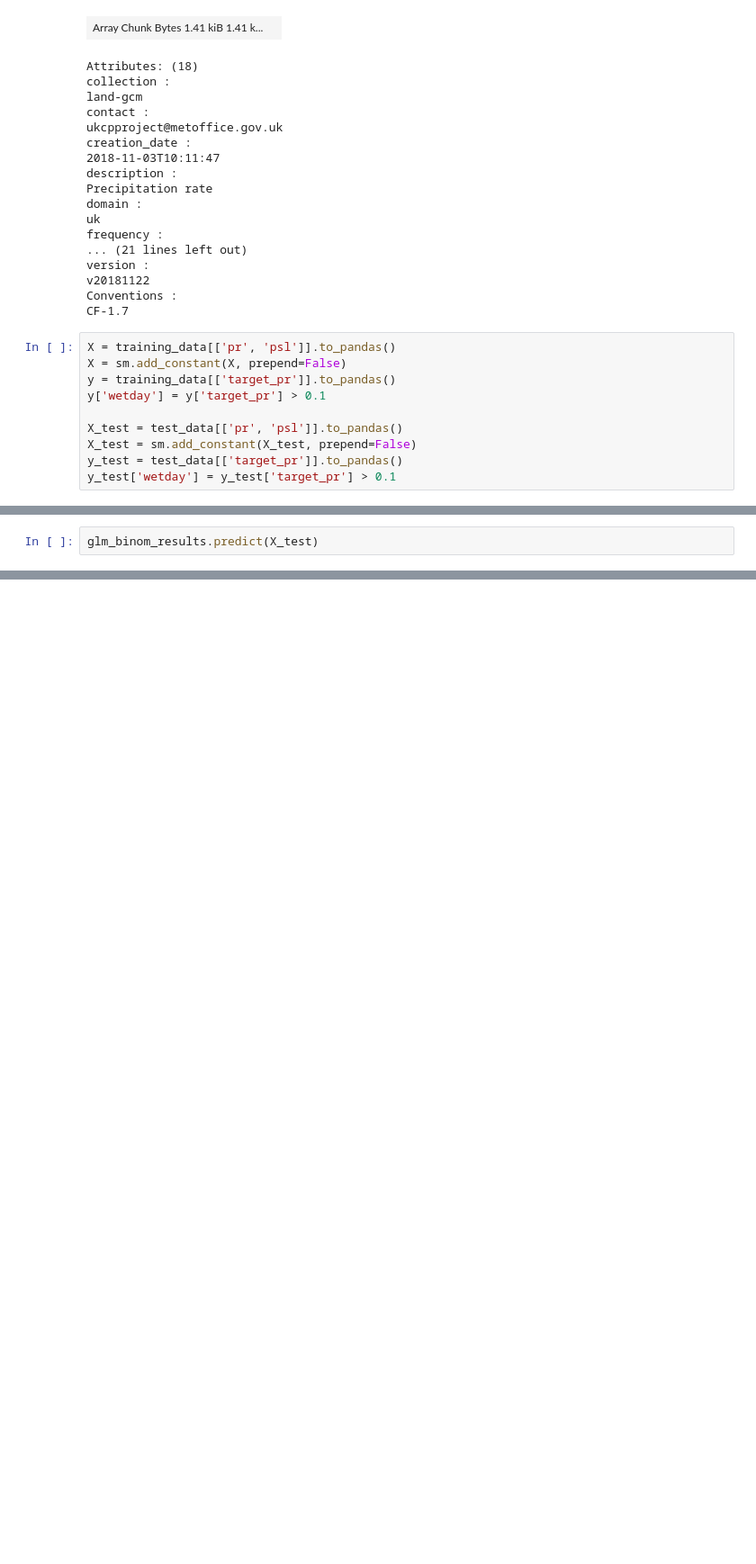
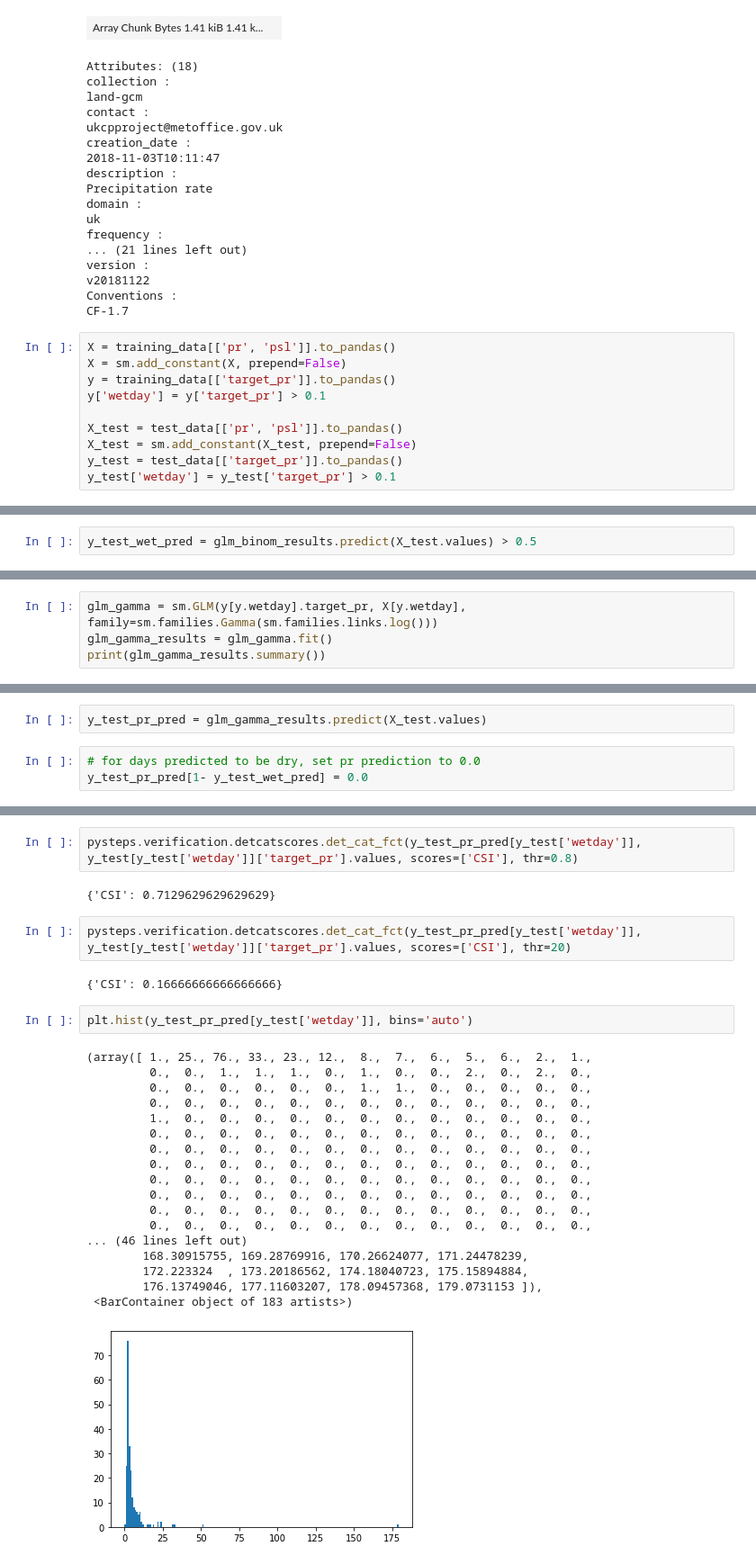
Before and after one commit to henryaddison/mlde_utils, a Jupyter notebook: learning/GLM and PySTEPS.ipynb, the cells around one changed output, grey strips where cells are left out. Shown: that part at 90% size. Saved outputs shown, nothing was run; the diff lists cells and outputs as text; blank space fills up the shorter version.

Commit message:
got GLM making predictions
and playing with multi-dim groupby

```diff
--- a/learning/GLM and PySTEPS.ipynb
+++ b/learning/GLM and PySTEPS.ipynb
@@ -372,2 +300,2 @@ const         26.7943      8.450      3.171      0.002      10.232      43.357
 # %%
-glm_binom_results.predict(X_test)
+y_test_wet_pred = glm_binom_results.predict(X_test.values) > 0.5
@@ -401,0 +302,4 @@ gcmdata.sel({'ensemble_member': 1}).isel({'time': 334}).pr.plot()
+# %%
+glm_gamma = sm.GLM(y[y.wetday].target_pr, X[y.wetday], family=sm.families.Gamma(sm.families.links.log()))
+glm_gamma_results = glm_gamma.fit()
+print(glm_gamma_results.summary())
@@ -401,0 +325,5 @@ gcmdata.sel({'ensemble_member': 1}).isel({'time': 334}).pr.plot()
+# %%
+y_test_pr_pred = glm_gamma_results.predict(X_test.values)
+# %%
+# for days predicted to be dry, set pr prediction to 0.0
+y_test_pr_pred[1- y_test_wet_pred] = 0.0
@@ -401,0 +338,29 @@ gcmdata.sel({'ensemble_member': 1}).isel({'time': 334}).pr.plot()
+# %%
+pysteps.verification.detcatscores.det_cat_fct(y_test_pr_pred[y_test['wetday']], y_test[y_test['wetday']]['target_pr'].values, scores=['CSI'], thr=0.8)
+# %% [output]
+{'CSI': 0.7129629629629629}
+# %%
+pysteps.verification.detcatscores.det_cat_fct(y_test_pr_pred[y_test['wetday']], y_test[y_test['wetday']]['target_pr'].values, scores=['CSI'], thr=20)
+# %% [output]
+{'CSI': 0.16666666666666666}
+# %%
+plt.hist(y_test_pr_pred[y_test['wetday']], bins='auto')
+# %% [output]
+(array([ 1., 25., 76., 33., 23., 12.,  8.,  7.,  6.,  5.,  6.,  2.,  1.,
+         0.,  0.,  1.,  1.,  1.,  0.,  1.,  0.,  0.,  2.,  0.,  2.,  0.,
+         0.,  0.,  0.,  0.,  0.,  0.,  1.,  1.,  0.,  0.,  0.,  0.,  0.,
+         0.,  0.,  0.,  0.,  0.,  0.,  0.,  0.,  0.,  0.,  0.,  0.,  0.,
+         1.,  0.,  0.,  0.,  0.,  0.,  0.,  0.,  0.,  0.,  0.,  0.,  0.,
+         0.,  0.,  0.,  0.,  0.,  0.,  0.,  0.,  0.,  0.,  0.,  0.,  0.,
+         0.,  0.,  0.,  0.,  0.,  0.,  0.,  0.,  0.,  0.,  0.,  0.,  0.,
+         0.,  0.,  0.,  0.,  0.,  0.,  0.,  0.,  0.,  0.,  0.,  0.,  0.,
+         0.,  0.,  0.,  0.,  0.,  0.,  0.,  0.,  0.,  0.,  0.,  0.,  0.,
+         0.,  0.,  0.,  0.,  0.,  0.,  0.,  0.,  0.,  0.,  0.,  0.,  0.,
+         0.,  0.,  0.,  0.,  0.,  0.,  0.,  0.,  0.,  0.,  0.,  0.,  0.,
+         0.,  0.,  0.,  0.,  0.,  0.,  0.,  0.,  0.,  0.,  0.,  0.,  0.,
+... (46 lines left out)
+        168.30915755, 169.28769916, 170.26624077, 171.24478239,
+        172.223324  , 173.20186562, 174.18040723, 175.15894884,
+        176.13749046, 177.11603207, 178.09457368, 179.0731153 ]),
+ <BarContainer object of 183 artists>)
+[figure, added]
```
Also changed, not shown: parts of 24 cells of this notebook.
